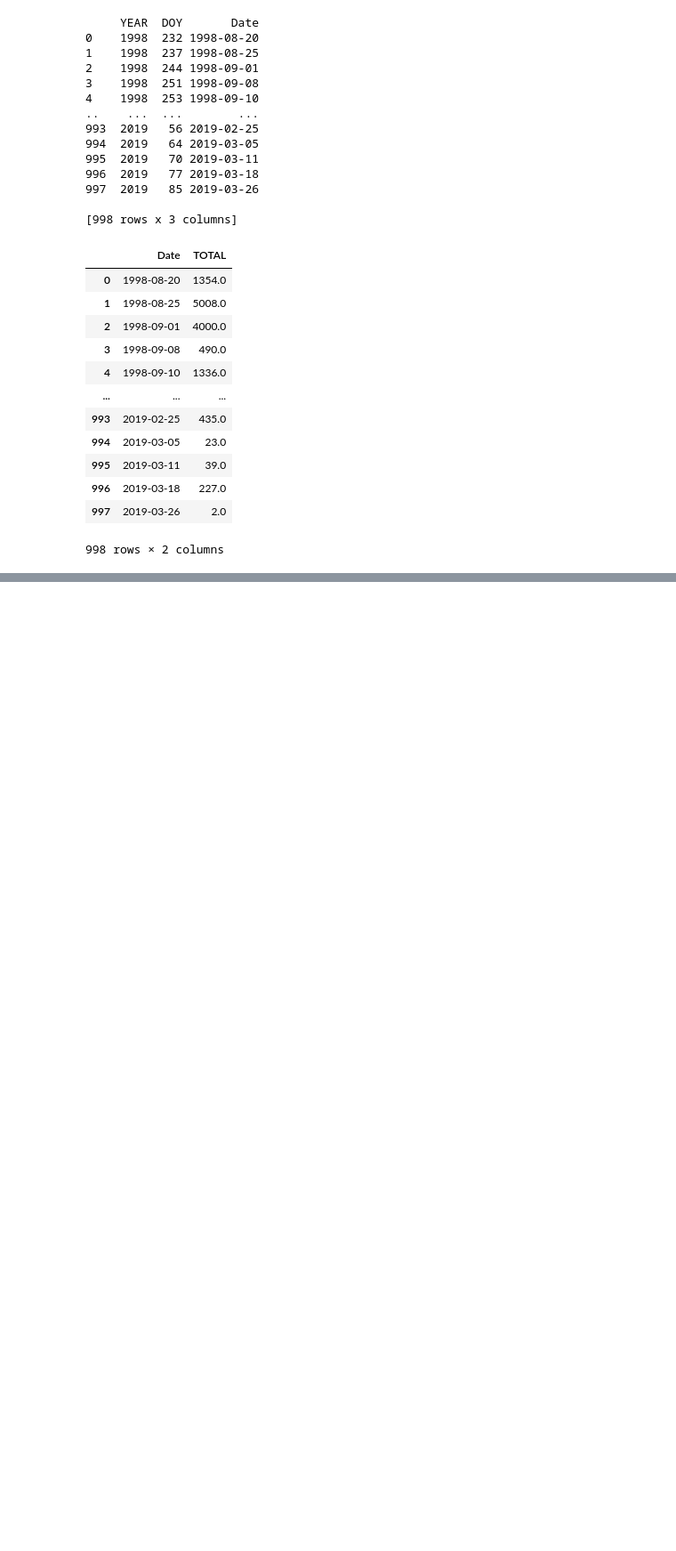
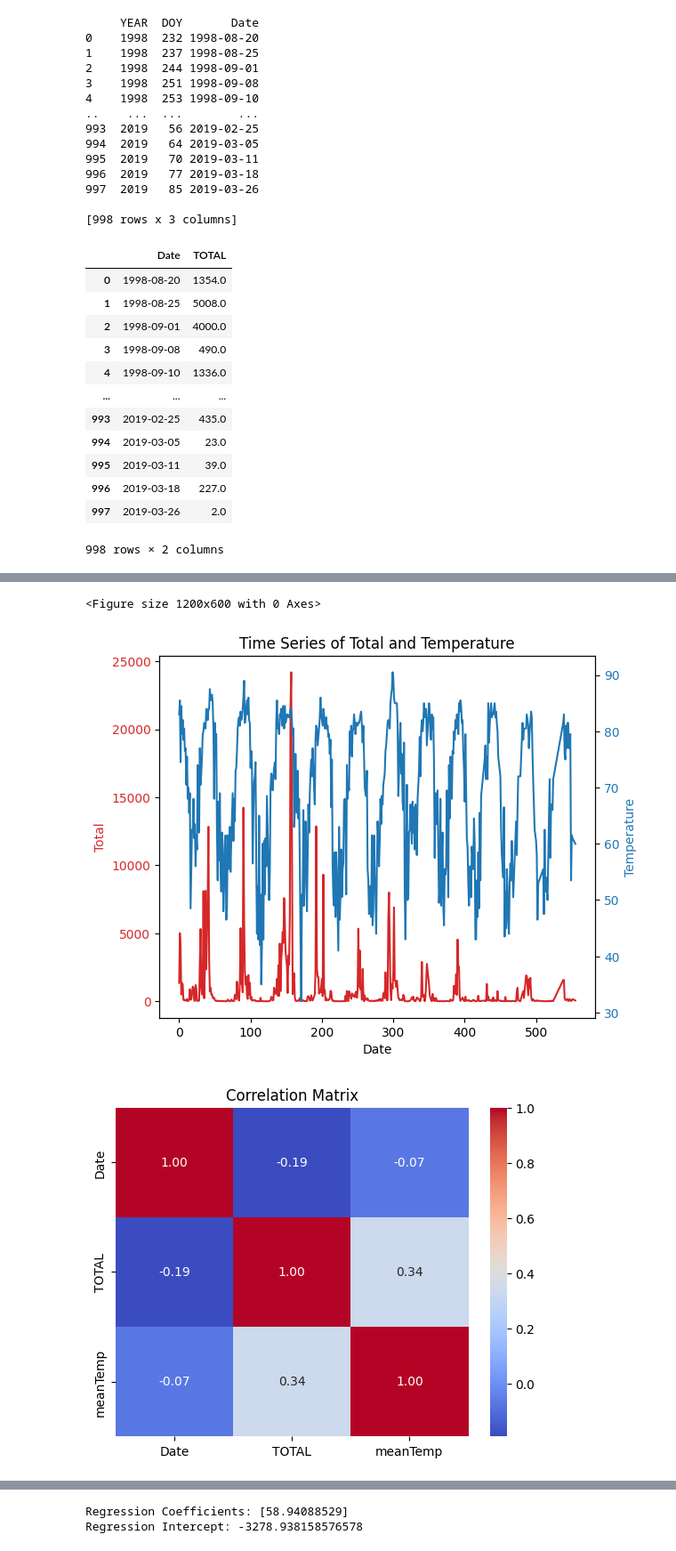
Before and after one commit to Zhengnan817/capstone, a Jupyter notebook: Dataset/florida.ipynb, the cells around one changed output, grey strips where cells are left out. Shown: that part at 89% size. Saved outputs shown, nothing was run; the diff lists cells and outputs as text; code cells hidden in the pictures; blank space fills up the shorter version.

```diff
--- a/Dataset/florida.ipynb
+++ b/Dataset/florida.ipynb
@@ -6,0 +44,7 @@ florida = pd.read_csv('https://raw.githubusercontent.com/Zhengnan817/capstone/ma
+# %%
+
+# Optionally drop the old columns
+temperature = temperature.drop(['YEAR', 'MONTH', 'DAY', 'COOPID'], axis=1)
+
+# Print the updated DataFrame
+print(temperature)
@@ -89,0 +256,8 @@ df_final
+# %%
+plot_time_series(df)
+plot_correlation(df)
+regression_analysis(df)
+# %% [output]
+<Figure size 1200x600 with 0 Axes>
+[figure, added]
+[figure, added]
@@ -89,0 +265,2 @@ df_final
+Regression Coefficients: [58.94088529]
+Regression Intercept: -3278.938158576578
```
Also changed, not shown: parts of 21 cells of this notebook, 1 other file.
